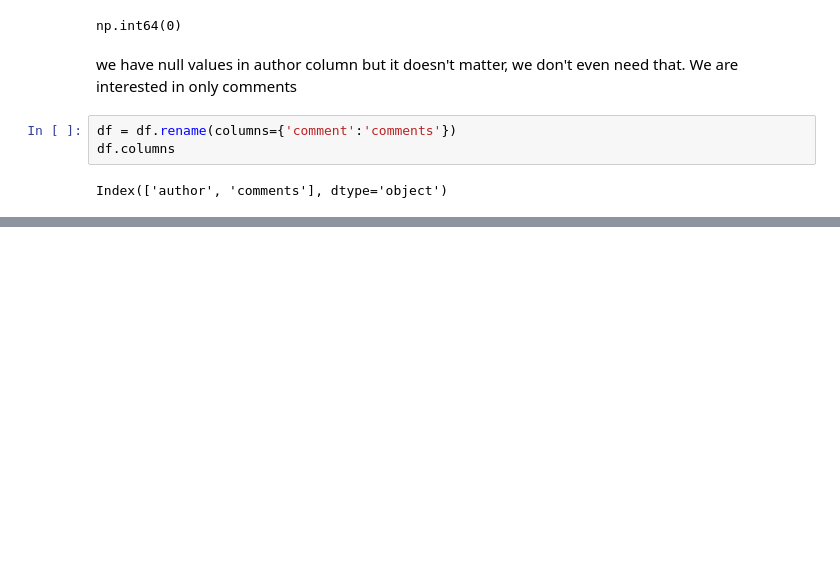
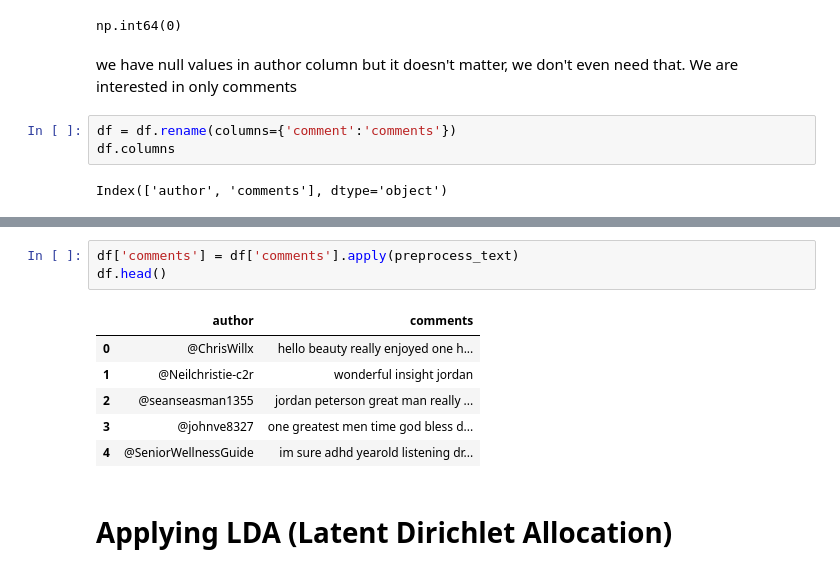
Before and after one commit to hassan-zonee/NLP--course-work-assessment-2, a Jupyter notebook: Muhammad Hassaan Maqbool - 00803080.ipynb, the cells around one changed output, grey strips where cells are left out. Drawn from its saved outputs; the diff is of its cells as text; blank space fills up the shorter version.

Commit message:
applying lda

```diff
--- a/Muhammad Hassaan Maqbool - 00803080.ipynb
+++ b/Muhammad Hassaan Maqbool - 00803080.ipynb
@@ -203,0 +192,12 @@ NameError: name 're' is not defined
+# %%
+df['comments'] = df['comments'].apply(preprocess_text)
+df.head()
+# %% [output]
+|  | author | comments |
+| 0 | @ChrisWillx | hello beauty really enjoyed one h... |
+| 1 | @Neilchristie-c2r | wonderful insight jordan |
+| 2 | @seanseasman1355 | jordan peterson great man really ... |
+| 3 | @johnve8327 | one greatest men time god bless d... |
+| 4 | @SeniorWellnessGuide | im sure adhd yearold listening dr... |
+# %% [markdown]
+# **Applying LDA (Latent Dirichlet Allocation)**
```
Also changed, not shown: parts of 8 cells of this notebook.
